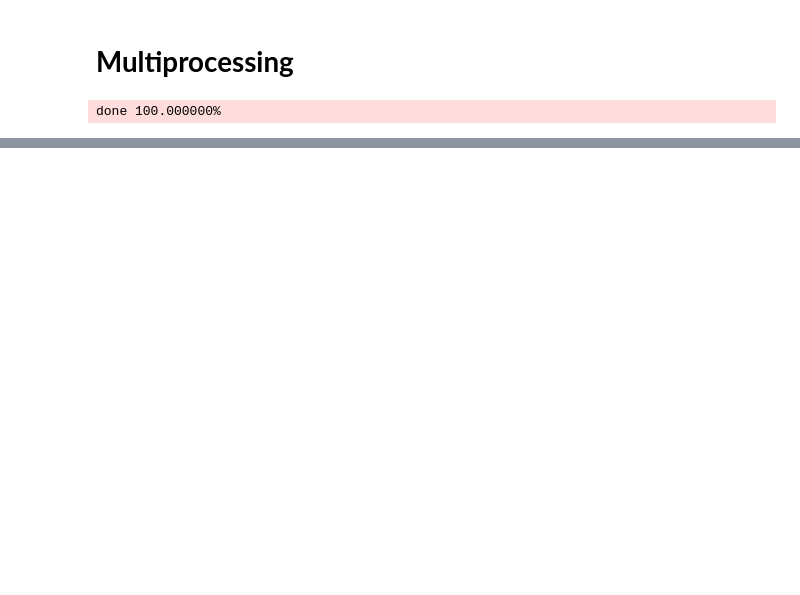
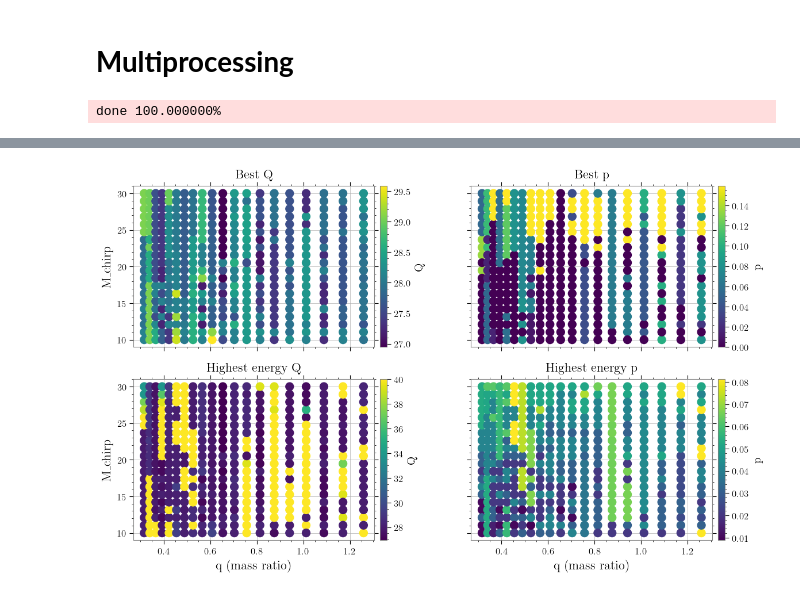
Before and after one commit to ravioli1369/qp-transform, a Jupyter notebook: synthetic-waveforms.ipynb, the cells around one changed output, grey strips where cells are left out. Drawn from its saved outputs; the diff is of its cells as text; code cells hidden in the pictures; blank space fills up the shorter version.

```diff
--- a/synthetic-waveforms.ipynb
+++ b/synthetic-waveforms.ipynb
@@ -163,0 +247,32 @@ done 100.000000%
+# %%
+data_filtered = data.drop_duplicates(subset=['q', 'mchirp'])
+
+fig, ax = plt.subplots(2, 2, figsize=(13, 8), sharex=True, sharey=True)
+fig.subplots_adjust(wspace=0.4)
+
+
+ax[0, 0].scatter(data_filtered['q'], data_filtered['mchirp'], c=data_filtered['BESTQ'], cmap='viridis', s=100)
+ax[0, 1].scatter(data_filtered['q'], data_filtered['mchirp'], c=data_filtered['BESTP'], cmap='viridis', s=100)
+
+ax[0, 0].colorbar(label='Q')
+ax[0, 1].colorbar(label='p')
+ax[0, 0].set_ylabel('M_chirp', fontsize=16)
+ax[0, 0].set_title('Best Q', fontsize=16, y=1.02)
+ax[0, 1].set_title('Best p', fontsize=16, y=1.02)
+
+
+ax[1, 0].scatter(data_filtered['q'], data_filtered['mchirp'], c=data_filtered['highest_energy_Q'], cmap='viridis', s=100)
+ax[1, 1].scatter(data_filtered['q'], data_filtered['mchirp'], c=data_filtered['highest_energy_P'], cmap='viridis', s=100)
+
+ax[1, 0].colorbar(label='Q')
+ax[1, 1].colorbar(label='p')
+ax[1, 0].set_xlabel('q (mass ratio)', fontsize=16)
+ax[1, 1].set_xlabel('q (mass ratio)', fontsize=16)
+ax[1, 0].set_ylabel('M_chirp', fontsize=16)
+ax[1, 0].set_title('Highest energy Q', fontsize=16, y=1.02)
+ax[1, 1].set_title('Highest energy p', fontsize=16, y=1.02)
+
+
+plt.show()
+# %% [output]
+[figure, added]
```
Also changed, not shown: parts of 10 cells of this notebook.
